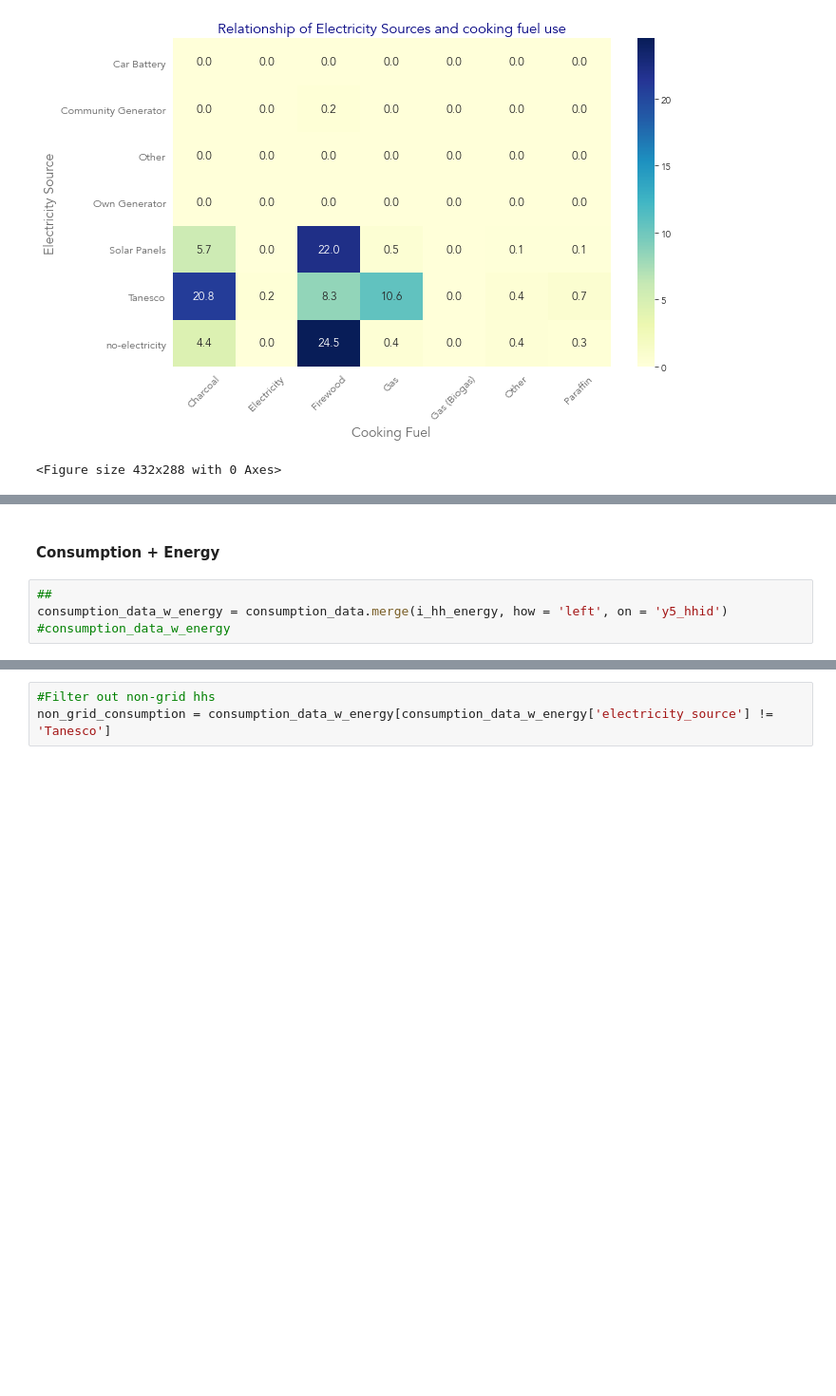
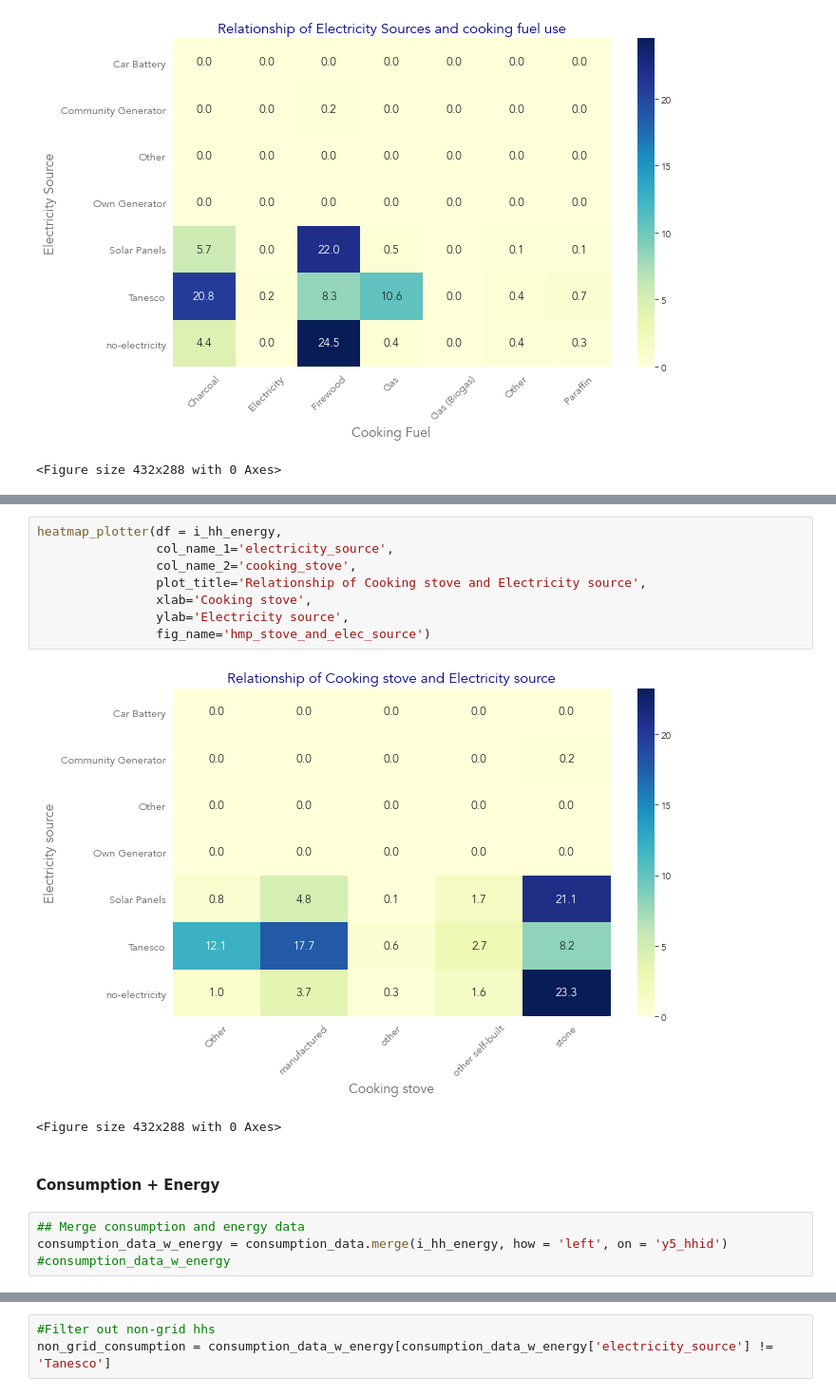
Before and after one commit to whitehackr/solar_tz, a Jupyter notebook: data_and_analysis/survey_review_.ipynb, the cells around one changed output, grey strips where cells are left out. Shown at 95% size. Drawn from its saved outputs; the diff is of its cells as text; blank space fills up the shorter version.

```diff
--- a/data_and_analysis/survey_review_.ipynb
+++ b/data_and_analysis/survey_review_.ipynb
@@ -440,7 +363,18 @@ heatmap_plotter(df = i_hh_energy,
+# %%
+heatmap_plotter(df = i_hh_energy,
+                col_name_1='electricity_source',
+                col_name_2='cooking_stove',
+                plot_title='Relationship of Cooking stove and Electricity source',
+                xlab='Cooking stove',
+                ylab='Electricity source',
+                fig_name='hmp_stove_and_elec_source')
+# %% [output]
+[figure, added]
+<Figure size 432x288 with 0 Axes>
 # %% [markdown]
 #### Consumption + Energy
 # %%
-##
+## Merge consumption and energy data
 consumption_data_w_energy = consumption_data.merge(i_hh_energy, how = 'left', on = 'y5_hhid')
 #consumption_data_w_energy
 # %%
```
Also changed, not shown: parts of 27 cells of this notebook.
